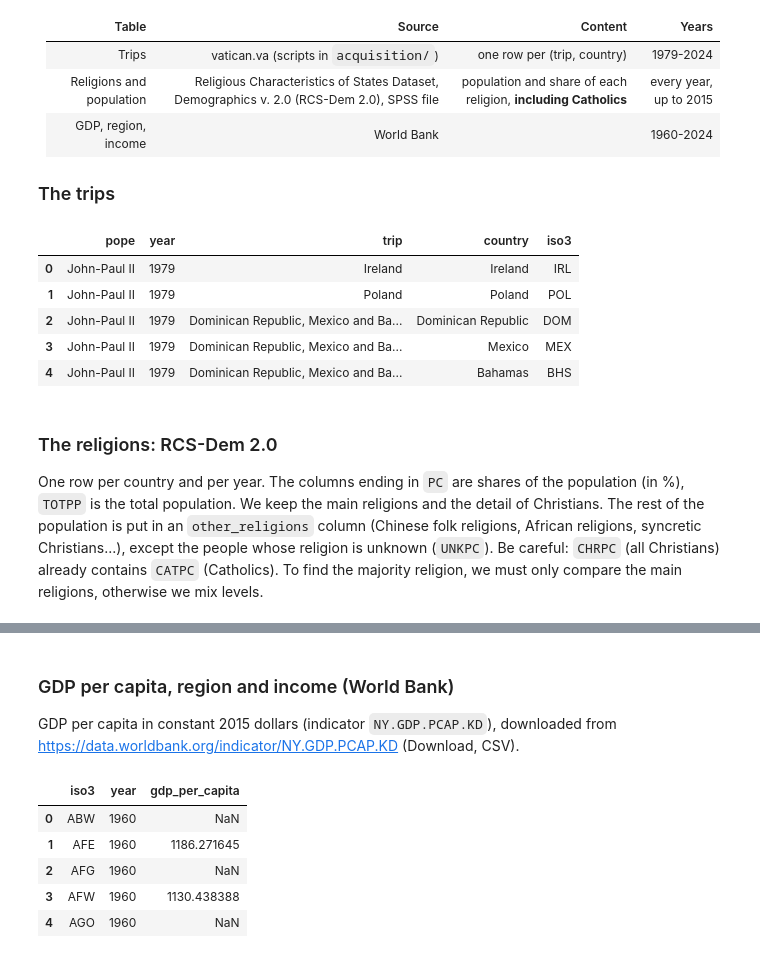
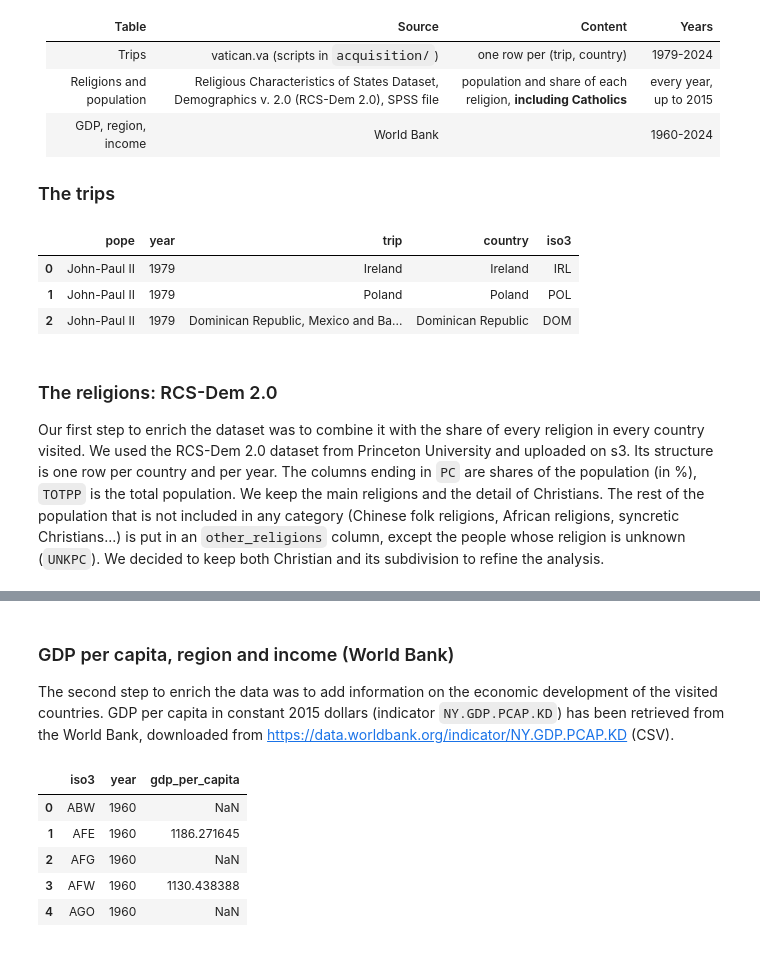
Before and after one commit to arthurdrk/projet-discours, a Jupyter notebook: Report.ipynb, the cells around one changed output, grey strips where cells are left out. Cells and saved outputs as stored; diff of their text form; code cells hidden in the pictures.

Commit message:
Part 1 (geography) analysis refined

```diff
--- a/Report.ipynb
+++ b/Report.ipynb
@@ -34,22 +38,20 @@ PONTIFICATES = {"John-Paul II": (1978, 2005), "Benedict XVI": (2005, 2013), "Fra
 # %%
 with fs.open("avibert/diffusion/df_trips_countries.parquet", "rb") as f:
     trips = pd.read_parquet(f)
 
 trips = trips.rename(columns={"Pope": "pope", "Year": "year", "Place": "trip",
                               "Country": "country", "ISO3": "iso3"})
 trips["year"] = trips["year"].astype(int)
-trips.head()
+trips.head(3)
 # %% [output]
 |  | pope | year | trip | country | iso3 |
 | 0 | John-Paul II | 1979 | Ireland | Ireland | IRL |
 | 1 | John-Paul II | 1979 | Poland | Poland | POL |
 | 2 | John-Paul II | 1979 | Dominican Republic, Mexico and Ba... | Dominican Republic | DOM |
-| 3 | John-Paul II | 1979 | Dominican Republic, Mexico and Ba... | Mexico | MEX |
-| 4 | John-Paul II | 1979 | Dominican Republic, Mexico and Ba... | Bahamas | BHS |
 # %% [markdown]
 ### The religions: RCS-Dem 2.0
 
-One row per country and per year. The columns ending in `PC` are shares of the population (in %), `TOTPP` is the total population. We keep the main religions and the detail of Christians. The rest of the population is put in an `other_religions` column (Chinese folk religions, African religions, syncretic Christians...), except the people whose religion is unknown (`UNKPC`). Be careful: `CHRPC` (all Christians) already contains `CATPC` (Catholics). To find the majority religion, we must only compare the main religions, otherwise we mix levels.
+Our first step to enrich the dataset was to combine it with the share of every religion in every country visited. We used the RCS-Dem 2.0 dataset from Princeton University and uploaded on s3. Its structure is one row per country and per year. The columns ending in `PC` are shares of the population (in %), `TOTPP` is the total population. We keep the main religions and the detail of Christians. The rest of the population that is not included in any category (Chinese folk religions, African religions, syncretic Christians...) is put in an `other_religions` column, except the people whose religion is unknown (`UNKPC`). We decided to keep both Christian and its subdivision to refine the analysis.
 # %%
 FILE_RCS = ("avibert/diffusion/Religious Characteristics of States Dataset Project - "
             "Demographics v. 2.0 (RCS-Dem 2.0), COUNTRIES ONLY.SAV")
@@ -100,7 +103,7 @@ religions.describe()
 # %% [markdown]
 ### GDP per capita, region and income (World Bank)
 
-GDP per capita in constant 2015 dollars (indicator `NY.GDP.PCAP.KD`), downloaded from https://data.worldbank.org/indicator/NY.GDP.PCAP.KD (Download, CSV).
+The second step to enrich the data was to add information on the economic development of the visited countries. GDP per capita in constant 2015 dollars (indicator `NY.GDP.PCAP.KD`) has been retrieved from the World Bank, downloaded from https://data.worldbank.org/indicator/NY.GDP.PCAP.KD (CSV).
 # %%
 FILE_GDP = "avibert/diffusion/API_NY.GDP.PCAP.KD_DS2_en_csv_v2_71952.csv"
 with fs.open(FILE_GDP, "rb") as f:
```
Also changed, not shown: parts of 12 cells of this notebook.
